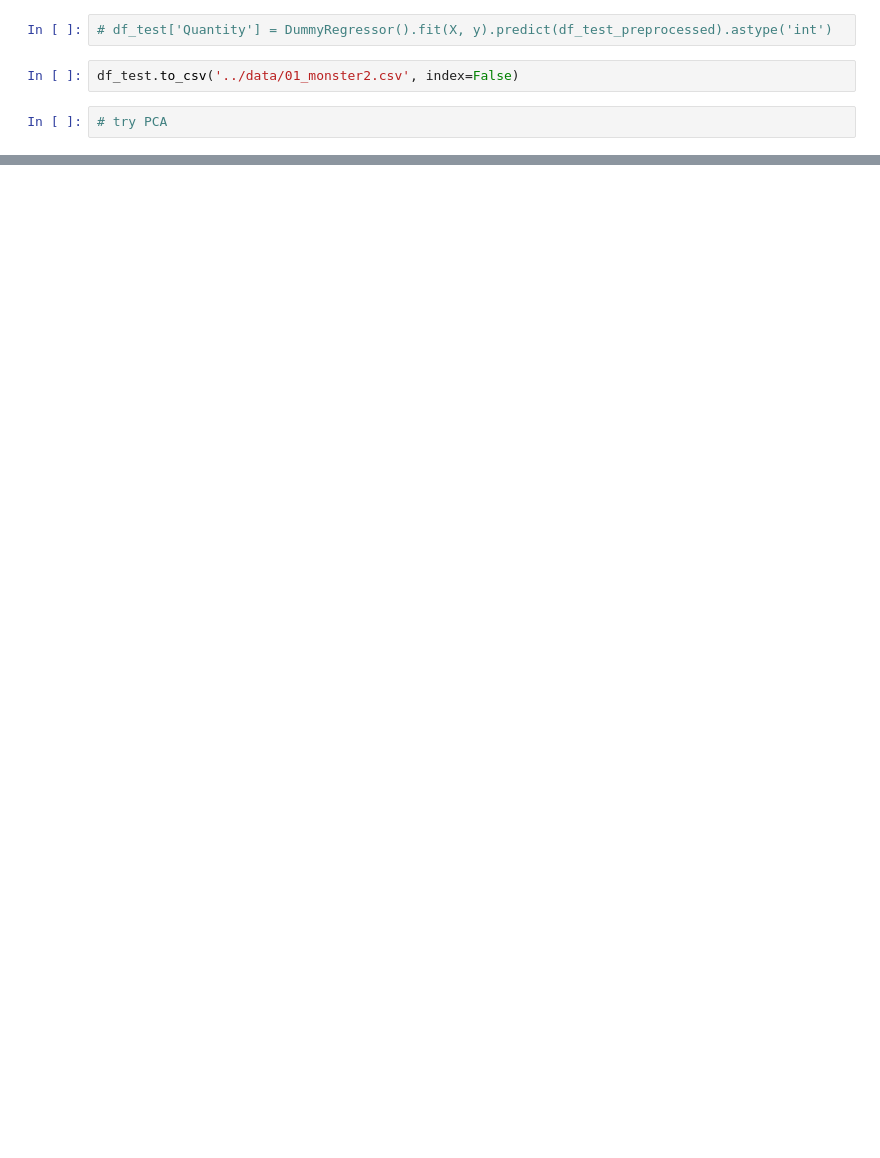
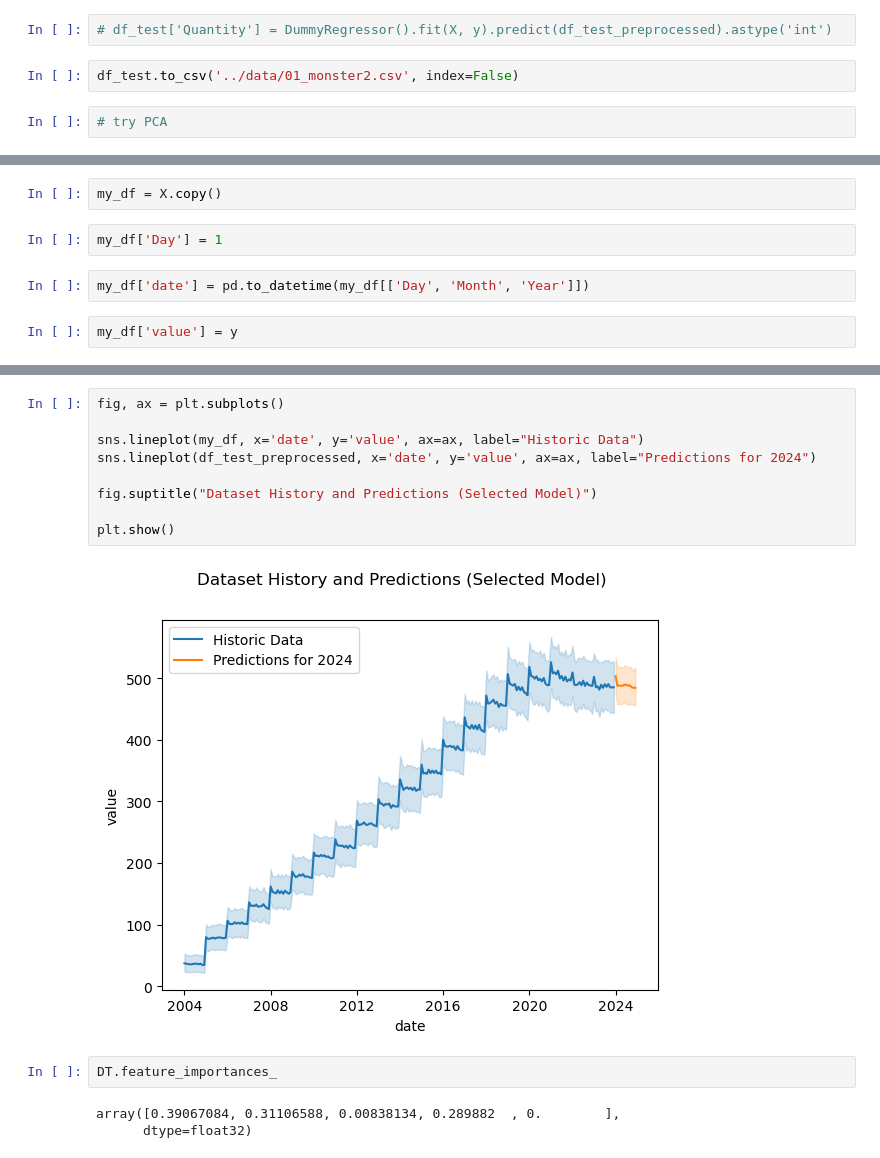
Before and after one commit to giovanni-norbedo/assacro, a Jupyter notebook: hackaton/notebook.ipynb, the cells around one changed output, grey strips where cells are left out. Drawn from its saved outputs; the diff is of its cells as text; blank space fills up the shorter version.

```diff
--- a/hackaton/notebook.ipynb
+++ b/hackaton/notebook.ipynb
@@ -454,0 +497,8 @@ DT.intercept_
+# %%
+my_df = X.copy()
+# %%
+my_df['Day'] = 1
+# %%
+my_df['date'] = pd.to_datetime(my_df[['Day', 'Month', 'Year']])
+# %%
+my_df['value'] = y
@@ -454,0 +521,16 @@ DT.intercept_
+# %%
+fig, ax = plt.subplots()
+
+sns.lineplot(my_df, x='date', y='value', ax=ax, label="Historic Data")
+sns.lineplot(df_test_preprocessed, x='date', y='value', ax=ax, label="Predictions for 2024")
+
+fig.suptitle("Dataset History and Predictions (Selected Model)")
+
+plt.show()
+# %% [output]
+[figure, added]
+# %%
+DT.feature_importances_
+# %% [output]
+array([0.39067084, 0.31106588, 0.00838134, 0.289882  , 0.        ],
+      dtype=float32)
```
Also changed, not shown: parts of 63 cells of this notebook, 7 other files.
